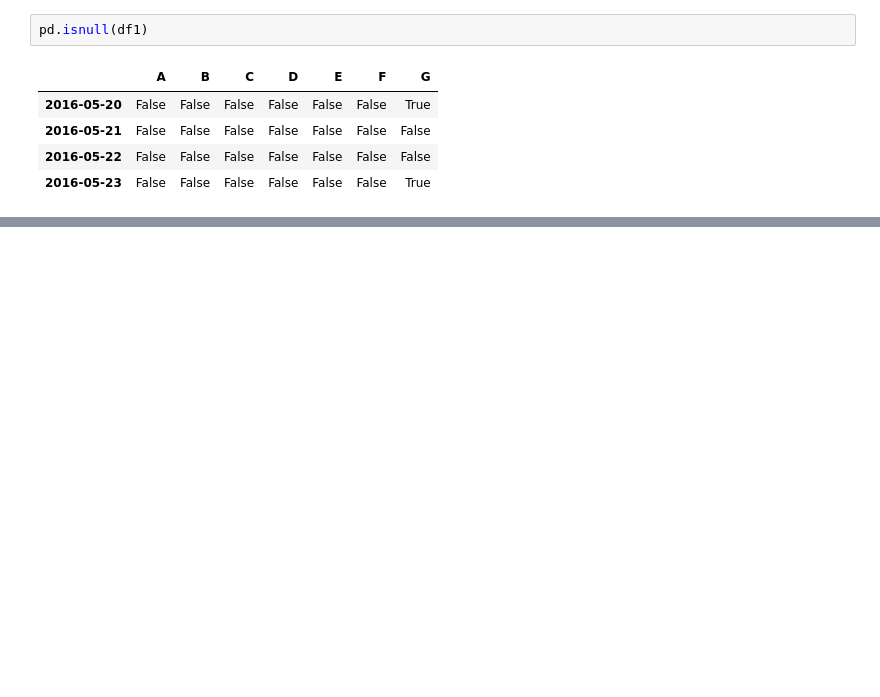
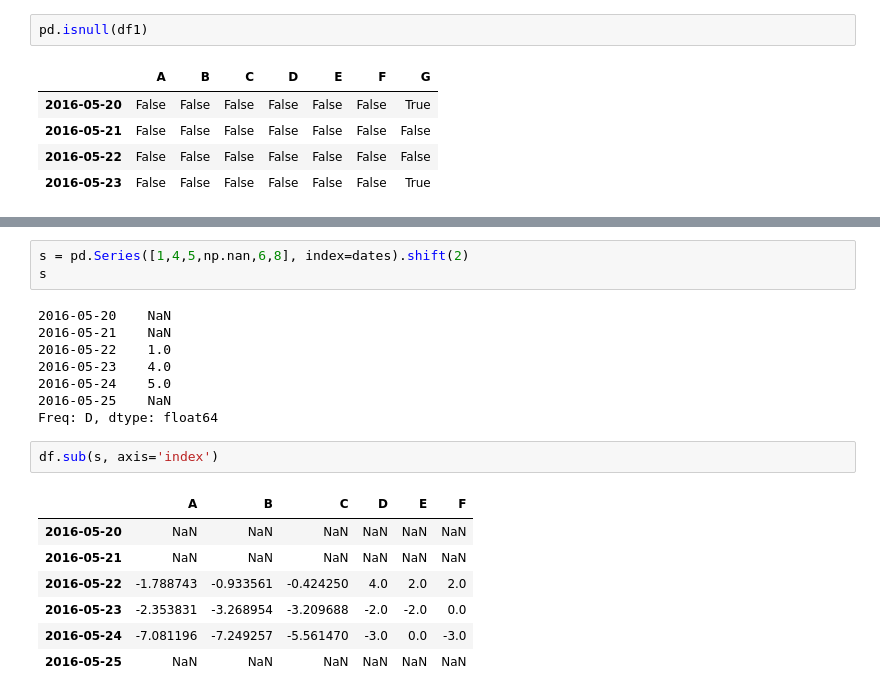
Before and after one commit to jpellman/Practice, a Jupyter notebook: Python/Pandas/10_Minutes_to_Pandas.ipynb, the cells around one changed output, grey strips where cells are left out. Saved outputs shown, nothing was run; the diff lists cells and outputs as text; blank space fills up the shorter version.

```diff
--- a/Python/Pandas/10_Minutes_to_Pandas.ipynb
+++ b/Python/Pandas/10_Minutes_to_Pandas.ipynb
@@ -488,0 +530,21 @@ pd.isnull(df1)
+# %%
+s = pd.Series([1,4,5,np.nan,6,8], index=dates).shift(2)
+s
+# %% [output]
+2016-05-20    NaN
+2016-05-21    NaN
+2016-05-22    1.0
+2016-05-23    4.0
+2016-05-24    5.0
+2016-05-25    NaN
+Freq: D, dtype: float64
+# %%
+df.sub(s, axis='index')
+# %% [output]
+|  | A | B | C | D | E | F |
+| 2016-05-20 | NaN | NaN | NaN | NaN | NaN | NaN |
+| 2016-05-21 | NaN | NaN | NaN | NaN | NaN | NaN |
+| 2016-05-22 | -1.788743 | -0.933561 | -0.424250 | 4.0 | 2.0 | 2.0 |
+| 2016-05-23 | -2.353831 | -3.268954 | -3.209688 | -2.0 | -2.0 | 0.0 |
+| 2016-05-24 | -7.081196 | -7.249257 | -5.561470 | -3.0 | 0.0 | -3.0 |
+| 2016-05-25 | NaN | NaN | NaN | NaN | NaN | NaN |
```
Also changed, not shown: parts of 35 cells of this notebook.
